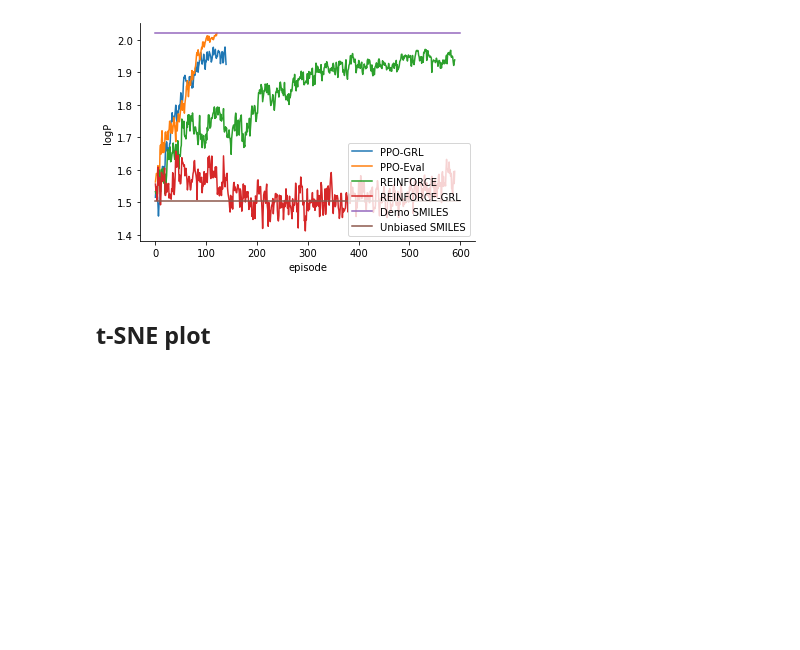
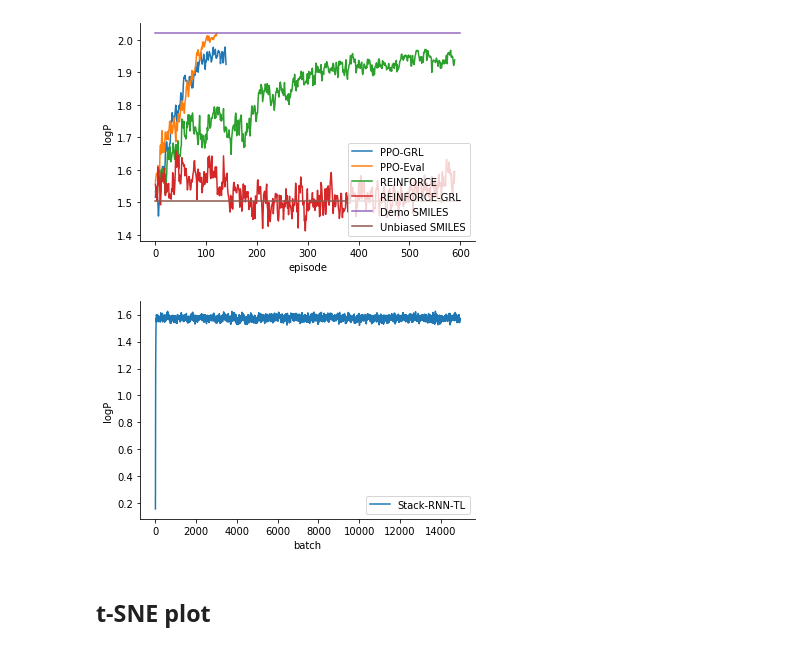
Before and after one commit to bbrighttaer/irelease, a Jupyter notebook: proj/notebooks/logp_analysis.ipynb, the cells around one changed output. Saved outputs shown, nothing was run; the diff lists cells and outputs as text; code cells hidden in the pictures; blank space fills up the shorter version.

```diff
--- a/proj/notebooks/logp_analysis.ipynb
+++ b/proj/notebooks/logp_analysis.ipynb
@@ -37,6 +43,8 @@ reinforce_train = 'logp/LogP_IReLeaSE-REINFORCE_no_irl.json'
 reinforce_eval = 'logp/LogP_smiles_biased_reinforce_eval.json'
 reinforce_grl_train = 'logp/LogP_IReLeaSE-REINFORCE_with_irl.json'
 reinforce_grl_eval = 'logp/LogP_smiles_biased_reinforce_grl_eval.json'
+stack_rnn_tl_train = 'logp/Stack_RNN_XEnt_Generator_Baseline_logp.json'
+stack_rnn_tl_eval = 'logp/Stack_RNN_XEnt_Generator_Baseline_logp_eval.json'
 # %%
 ppo_grl_smiles_valid,  ppo_grl_smiles_invalid = nbu.smiles_from_json_data(ppo_grl_eval)
 ppo_grl_conv = nbu.get_convergence_data(ppo_grl_train)
@@ -46,6 +54,8 @@ reinforce_smiles_valid, reinforce_smiles_invalid = nbu.smiles_from_json_data(rei
 reinforce_conv = nbu.get_convergence_data(reinforce_train)
 reinforce_grl_smiles_valid, reinforce_grl_smiles_invalid = nbu.smiles_from_json_data(reinforce_grl_eval)
 reinforce_grl_conv = nbu.get_convergence_data(reinforce_grl_train)
+stack_rnn_tl_smiles_valid, stack_rnn_tl_smiles_invalid = nbu.smiles_from_json_data(stack_rnn_tl_eval)
+stack_rnn_tl_conv = nbu.get_convergence_data(stack_rnn_tl_train)
 len(ppo_grl_smiles_valid), len(ppo_baseline_reward_smiles_valid), len(reinforce_smiles_valid), len(reinforce_grl_smiles_valid)
 # %% [output]
 (4606, 4975, 7707, 7237)
@@ -110,6 +123,7 @@ ppo_grl_biased = ppo_grl_conv['biased']
 ppo_baseline_reward_biased = ppo_baseline_reward_conv['biased']
 reinforce_biased = reinforce_conv['biased']
 reinforce_grl_biased = reinforce_grl_conv['biased']
+stack_rnn_tl_biased = stack_rnn_tl_conv['biased']
 demo_vals = reinforce_grl_conv['demo']
 unbiased_vals = reinforce_grl_conv['baseline']
 # %%
@@ -127,6 +141,18 @@ plt.savefig('logp/logp_irl_vs_rl_convergence.pdf')
 sns.despine()
 # %% [output]
 [figure]
+# %%
+offset = 10
+plt.plot(nbu.smoothing_values(stack_rnn_tl_biased, 0.9)[:])
+# plt.plot(demo_vals)
+# plt.plot(unbiased_vals)
+plt.xlabel('batch')
+plt.ylabel('logP')
+plt.legend(['Stack-RNN-TL', 'Demo SMILES', 'Unbiased SMILES'], loc='lower right')
+plt.savefig('logp/logp_stack_rnn_tl_convergence.pdf')
+sns.despine()
+# %% [output]
+[figure, added]
 # %% [markdown]
 ## t-SNE plot
 # %%
```
Also changed, not shown: parts of 6 cells of this notebook, 20 other files.
